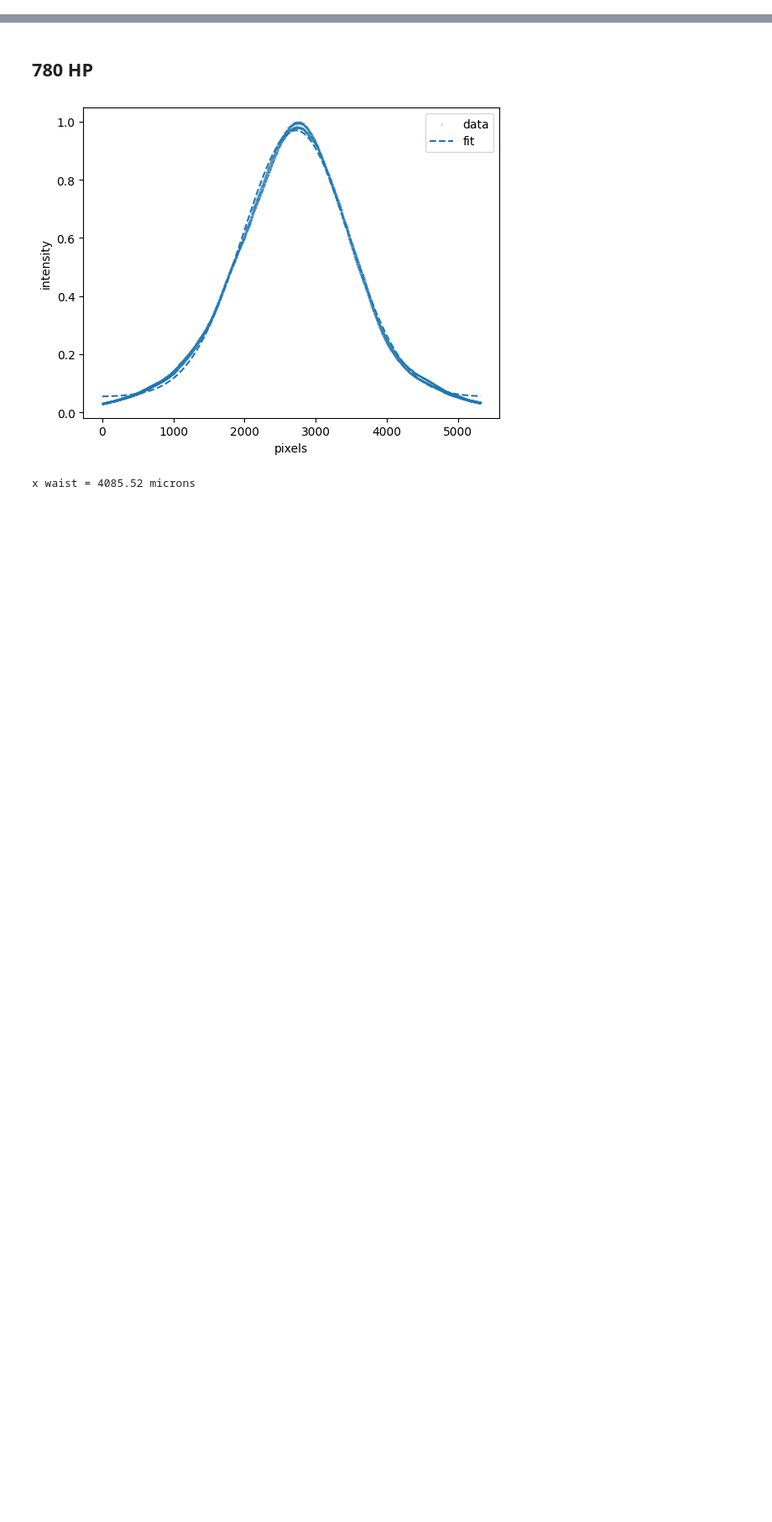
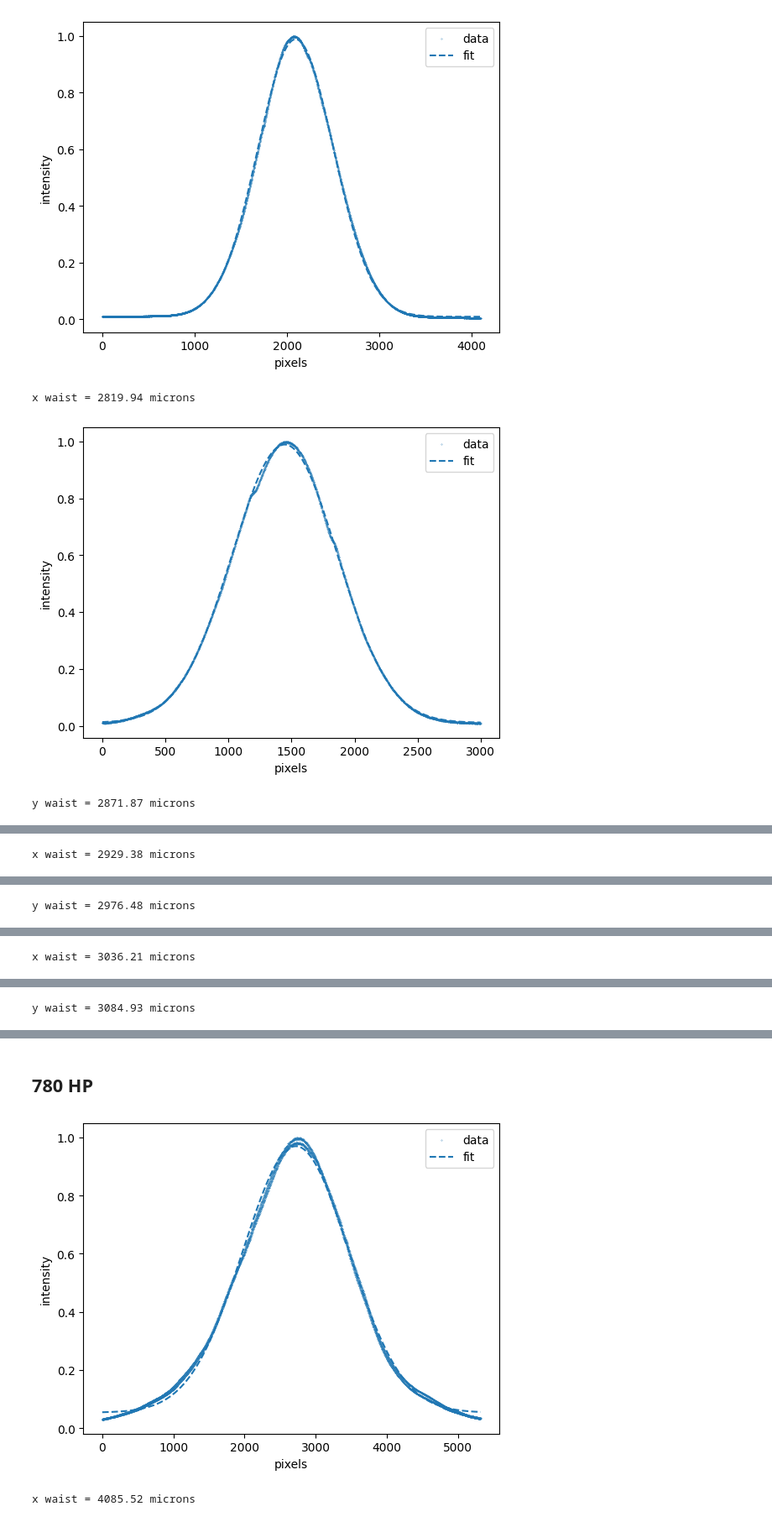
Before and after one commit to prestonhuft/amo-calcs, a Jupyter notebook: gaussian_beam_fitting.ipynb, the cells around one changed output, grey strips where cells are left out. Shown at 84% size. Cells and saved outputs as stored; diff of their text form; code cells hidden in the pictures; blank space fills up the shorter version.

Commit message:
new lma data

```diff
--- a/gaussian_beam_fitting.ipynb
+++ b/gaussian_beam_fitting.ipynb
@@ -9,0 +10,63 @@ um_per_pixel = 3.45
+# %%
+um_per_pixel = 3.45 # for BFS-U3-122S6M-C
+
+files = [f'{i}mm.bmp' for i in range(10)]
+
+xwaists = []
+ywaists = []
+
+for file in files:
+    img = Image.open(os.path.join('data','LMA-PM-15 NA new measurements',file))
+    rows = np.array(img, dtype=float)
+
+    xproj = np.sum(rows, axis=0)
+    xproj /= max(xproj)
+    yproj = np.sum(rows, axis=1)
+    yproj /= max(yproj)
+
+    xpts = np.arange(len(xproj))
+    ypts = np.arange(len(yproj))
+
+    gaussian_beam = lambda x, x0, w0, a, b: a*np.exp(-2*(x-x0)**2/w0**2) + b
+
+    # x fit
+    bounds = [
+        [xpts[0], 50,  0.7, 0], # mins
+        [xpts[-1],3000, 1.1, 0.2] # max
+    ]
+
+    popt, pcov = curve_fit(f=gaussian_beam, xdata=xpts, ydata=xproj, bounds=bounds)
+
+    plt.scatter(xpts, xproj,label='data', s=0.05)
+    plt.plot(xpts, gaussian_beam(xpts, *popt), label='fit', ls='--')
+    plt.xlabel('pixels')
+    plt.ylabel('intensity')
+    plt.legend()
+    plt.show()
+
+    wx = popt[1]*um_per_pixel
+    xwaists.append(wx)
+    print(f"x waist = {wx:.2f} microns")
+
+    # y fit
+    bounds = [
+        [ypts[0], 50,  0.7, 0], # mins
+        [ypts[-1],3000, 1.1, 0.2] # max
+    ]
+
+    popt, pcov = curve_fit(f=gaussian_beam, xdata=ypts, ydata=yproj, bounds=bounds)
+
+    plt.scatter(ypts, yproj,label='data',s=0.05)
+    plt.plot(ypts, gaussian_beam(ypts, *popt), label='fit', ls='--')
+    plt.xlabel('pixels')
+    plt.ylabel('intensity')
+    plt.legend()
+    plt.show()
+    wy = popt[1]*um_per_pixel
+    ywaists.append(wy)
+    print(f"y waist = {wy:.2f} microns")
+# %% [output]
+[figure, added]
+x waist = 2819.94 microns
+[figure, added]
+y waist = 2871.87 microns
@@ -9,0 +74 @@ um_per_pixel = 3.45
+x waist = 2929.38 microns
@@ -9,0 +76 @@ um_per_pixel = 3.45
+y waist = 2976.48 microns
@@ -9,0 +78 @@ um_per_pixel = 3.45
+x waist = 3036.21 microns
@@ -9,0 +80 @@ um_per_pixel = 3.45
+y waist = 3084.93 microns
```
Also changed, not shown: parts of 9 cells of this notebook.
